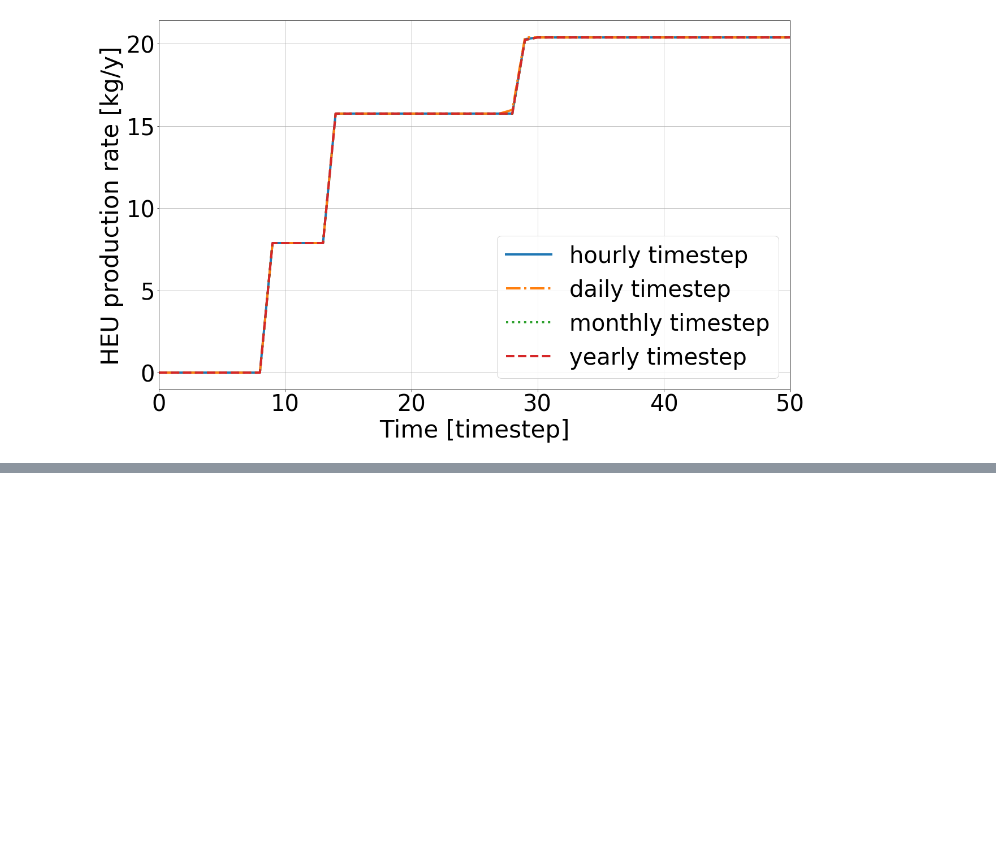
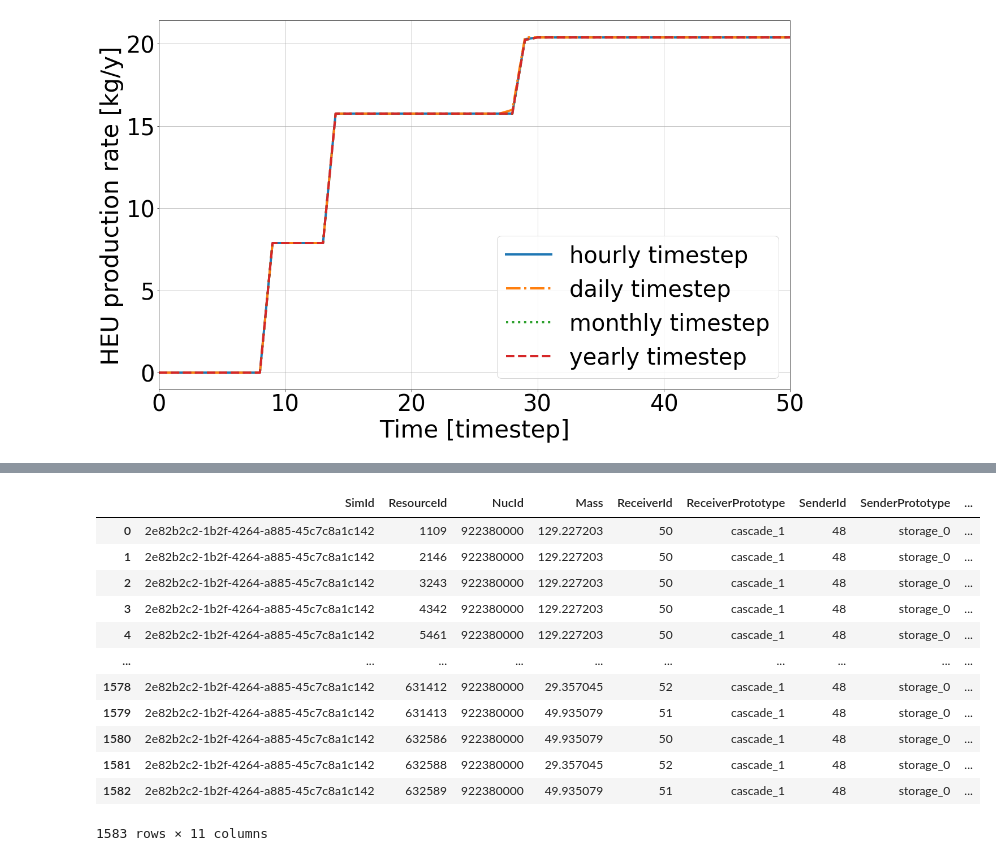
Before and after one commit to stompsjo/enrich_inmm, a Jupyter notebook: time production.ipynb, the cells around one changed output, grey strips where cells are left out. Drawn from its saved outputs; the diff is of its cells as text; code cells hidden in the pictures; blank space fills up the shorter version.

```diff
--- a/time production.ipynb
+++ b/time production.ipynb
@@ -63,0 +128,17 @@ plt.savefig("HEU_prod_timestep.png")
+# %%
+d238 = fl.transactions_nuc(evaler=ev_h5, senders=['storage_0'], nucs=['922380000'])
+d238
+# %% [output]
+|  | SimId | ResourceId | NucId | Mass | ReceiverId | ReceiverPrototype | SenderId | SenderPrototype | ... |
+| 0 | 2e82b2c2-1b2f-4264-a885-45c7c8a1c142 | 1109 | 922380000 | 129.227203 | 50 | cascade_1 | 48 | storage_0 | ... |
+| 1 | 2e82b2c2-1b2f-4264-a885-45c7c8a1c142 | 2146 | 922380000 | 129.227203 | 50 | cascade_1 | 48 | storage_0 | ... |
+| 2 | 2e82b2c2-1b2f-4264-a885-45c7c8a1c142 | 3243 | 922380000 | 129.227203 | 50 | cascade_1 | 48 | storage_0 | ... |
+| 3 | 2e82b2c2-1b2f-4264-a885-45c7c8a1c142 | 4342 | 922380000 | 129.227203 | 50 | cascade_1 | 48 | storage_0 | ... |
+| 4 | 2e82b2c2-1b2f-4264-a885-45c7c8a1c142 | 5461 | 922380000 | 129.227203 | 50 | cascade_1 | 48 | storage_0 | ... |
+| ... | ... | ... | ... | ... | ... | ... | ... | ... | ... |
+| 1578 | 2e82b2c2-1b2f-4264-a885-45c7c8a1c142 | 631412 | 922380000 | 29.357045 | 52 | cascade_1 | 48 | storage_0 | ... |
+| 1579 | 2e82b2c2-1b2f-4264-a885-45c7c8a1c142 | 631413 | 922380000 | 49.935079 | 51 | cascade_1 | 48 | storage_0 | ... |
+| 1580 | 2e82b2c2-1b2f-4264-a885-45c7c8a1c142 | 632586 | 922380000 | 49.935079 | 50 | cascade_1 | 48 | storage_0 | ... |
+| 1581 | 2e82b2c2-1b2f-4264-a885-45c7c8a1c142 | 632588 | 922380000 | 29.357045 | 52 | cascade_1 | 48 | storage_0 | ... |
+| 1582 | 2e82b2c2-1b2f-4264-a885-45c7c8a1c142 | 632589 | 922380000 | 49.935079 | 51 | cascade_1 | 48 | storage_0 | ... |
+1583 rows × 11 columns
```
Also changed, not shown: parts of 7 cells of this notebook, 4 other files.
